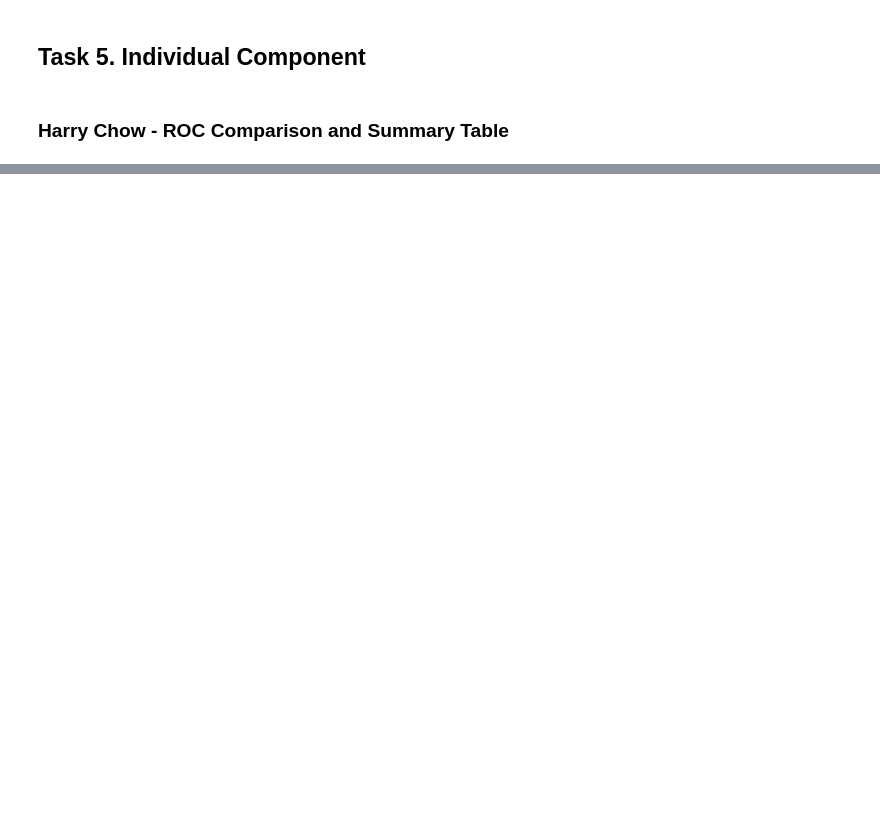
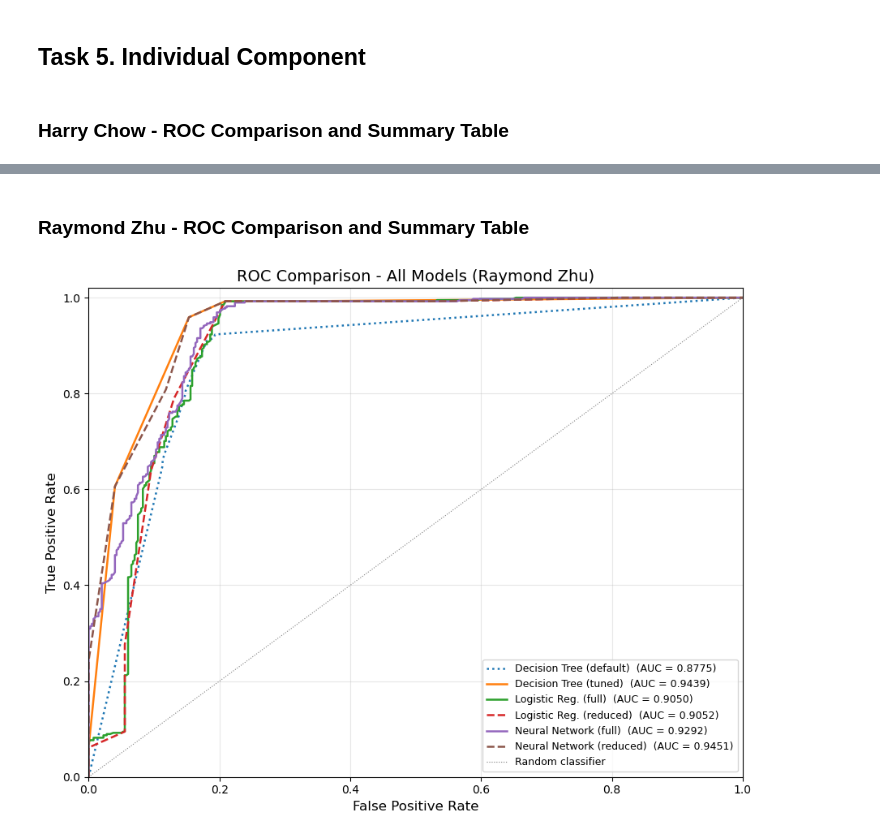
Before and after one commit to tritinvo18/IFN580-ML-assignment1, a Jupyter notebook: assignment_1_complete.ipynb, the cells around one changed output, grey strips where cells are left out. Cells and saved outputs as stored; diff of their text form; code cells hidden in the pictures; blank space fills up the shorter version.

```diff
--- a/assignment_1_complete.ipynb
+++ b/assignment_1_complete.ipynb
@@ -1025,3 +1030,41 @@ display
 | 3 | Logistic Regression, reduced | 2 | 89.51% | 89.10% | +0.41% | 0.9052 |
 | 4 | Neural Network, full | 50 | 91.19% | 86.06% | +5.13% | 0.9292 |
 | 5 | Neural Network, reduced | 2 | 90.32% | 90.24% | +0.08% | 0.9451 |
+# %% [markdown]
+### Raymond Zhu - ROC Comparison and Summary Table
+# %%
+# Raymond Zhu - ROC Comparison of All Models
+from sklearn.metrics import roc_curve, auc
+
+# Collect predictions for all six models
+models_roc = {
+    'Decision Tree (default)':  dt.predict_proba(X_test)[:, 1],
+    'Decision Tree (tuned)':    best_dt.predict_proba(X_test)[:, 1],
+    'Logistic Reg. (full)':     best_lr_full.predict_proba(X_test_scaled)[:, 1],
+    'Logistic Reg. (reduced)':  best_lr_reduced.predict_proba(X_test_reduced)[:, 1],
+    'Neural Network (full)':    best_nn.predict_proba(X_test_nn)[:, 1],
+    'Neural Network (reduced)': best_nn_reduced.predict_proba(X_test_reduced_nn)[:, 1],
+}
+
+colours = ['#1f77b4', '#ff7f0e', '#2ca02c', '#d62728', '#9467bd', '#8c564b']
+styles  = [':', '-', '-', '--', '-', '--']
+
+plt.figure(figsize=(9, 7))
+for (name, y_prob), col, ls in zip(models_roc.items(), colours, styles):
+    fpr_i, tpr_i, _ = roc_curve(y_test, y_prob)
+    auc_i = auc(fpr_i, tpr_i)
+    plt.plot(fpr_i, tpr_i, color=col, lw=1.8, linestyle=ls,
+             label=f'{name}  (AUC = {auc_i:.4f})')
+
+plt.plot([0, 1], [0, 1], color='grey', lw=0.8, linestyle=':', label='Random classifier')
+plt.xlim([0.0, 1.0])
+plt.ylim([0.0, 1.02])
+plt.xlabel('False Positive Rate', fontsize=12)
+plt.ylabel('True Positive Rate', fontsize=12)
+plt.title('ROC Comparison - All Models (Raymond Zhu)', fontsize=14)
+plt.legend(loc='lower right', fontsize=9)
+plt.grid(alpha=0.3)
+plt.tight_layout()
+plt.show()
+# %% [output]
+[figure, added]
```
Also changed, not shown: parts of 15 cells of this notebook, 8 other files.
